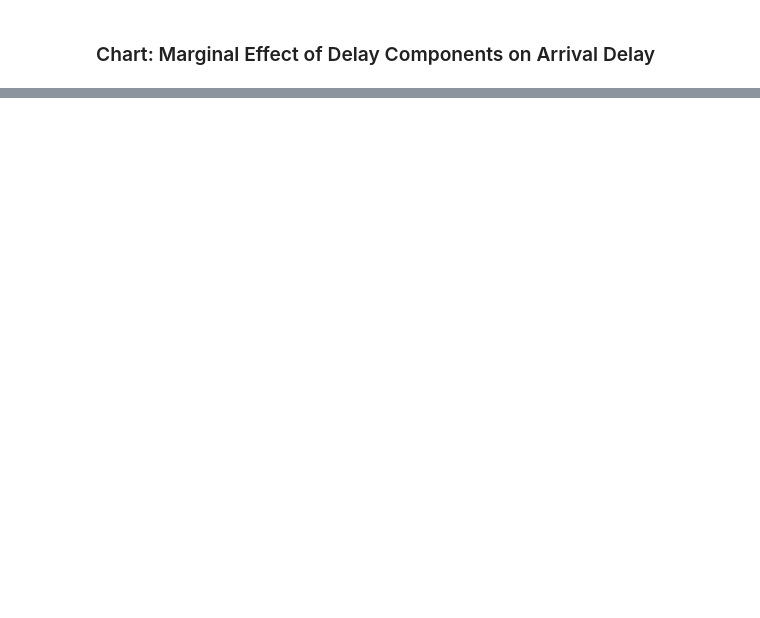
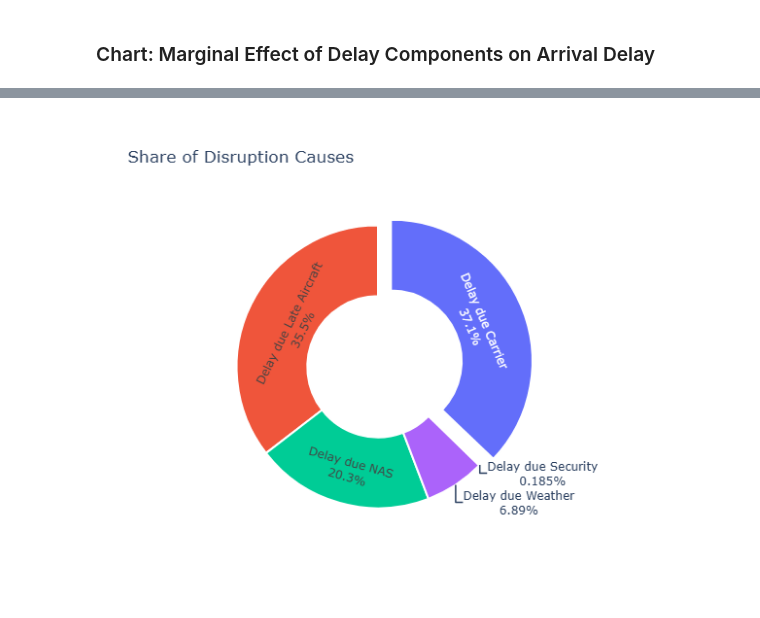
Before and after one commit to nguyenminhthuy/flights-analytics, a Jupyter notebook: py/notebooks/flights-eda.ipynb, the cells around one changed output, grey strips where cells are left out. Saved outputs shown, nothing was run; the diff lists cells and outputs as text; code cells hidden in the pictures; blank space fills up the shorter version.

```diff
--- a/py/notebooks/flights-eda.ipynb
+++ b/py/notebooks/flights-eda.ipynb
@@ -1391,0 +1568,4 @@ fig.show()
+# %%
+plot_cause_donut(df_flights, season="Winter")
+# %% [output]
+[figure, added]
```
Also changed, not shown: parts of 17 cells of this notebook, 1 other file.
